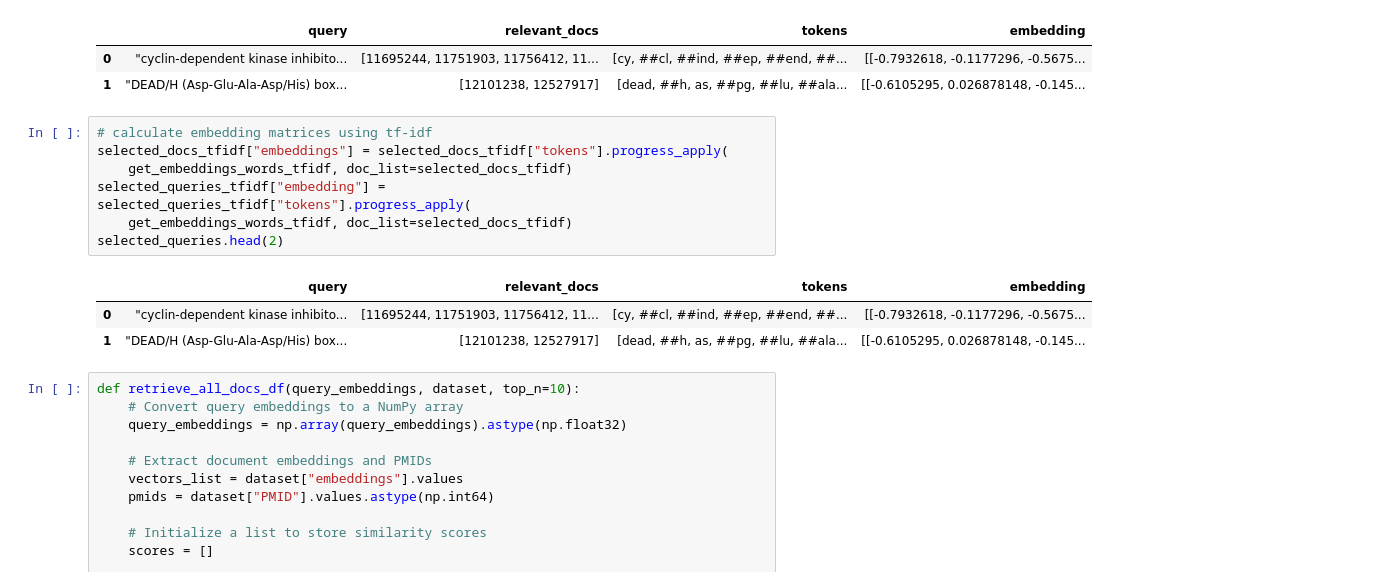
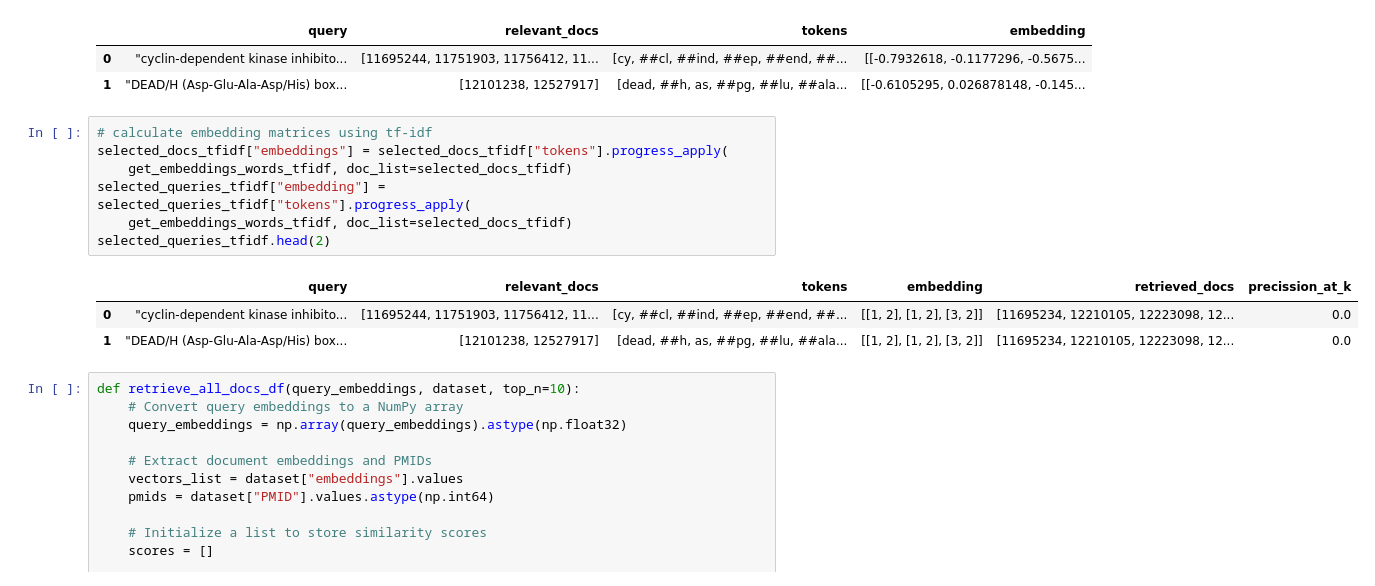
Before and after one commit to Lolya-cloud/fir-project, a Jupyter notebook: scripts/bert-final.ipynb, the cells around one changed output. Drawn from its saved outputs; the diff is of its cells as text.

```diff
--- a/scripts/bert-final.ipynb
+++ b/scripts/bert-final.ipynb
@@ -295,14 +295,14 @@ selected_queries.head(2)
 # %%
 # calculate embedding matrices using tf-idf
 selected_docs_tfidf["embeddings"] = selected_docs_tfidf["tokens"].progress_apply(
     get_embeddings_words_tfidf, doc_list=selected_docs_tfidf)
 selected_queries_tfidf["embedding"] = selected_queries_tfidf["tokens"].progress_apply(
     get_embeddings_words_tfidf, doc_list=selected_docs_tfidf)
-selected_queries.head(2)
+selected_queries_tfidf.head(2)
 # %% [output]
-|  | query | relevant_docs | tokens | embedding |
-| 0 | "cyclin-dependent kinase inhibito... | [11695244, 11751903, 11756412, 11... | [cy, ##cl, ##ind, ##ep, ##end, ##... | [[-0.7932618, -0.1177296, -0.5675... |
-| 1 | "DEAD/H (Asp-Glu-Ala-Asp/His) box... | [12101238, 12527917] | [dead, ##h, as, ##pg, ##lu, ##ala... | [[-0.6105295, 0.026878148, -0.145... |
+|  | query | relevant_docs | tokens | embedding | retrieved_docs | precission_at_k |
+| 0 | "cyclin-dependent kinase inhibito... | [11695244, 11751903, 11756412, 11... | [cy, ##cl, ##ind, ##ep, ##end, ##... | [[1, 2], [1, 2], [3, 2]] | [11695234, 12210105, 12223098, 12... | 0.0 |
+| 1 | "DEAD/H (Asp-Glu-Ala-Asp/His) box... | [12101238, 12527917] | [dead, ##h, as, ##pg, ##lu, ##ala... | [[1, 2], [1, 2], [3, 2]] | [11695234, 12210105, 12223098, 12... | 0.0 |
 # %%
 def retrieve_all_docs_df(query_embeddings, dataset, top_n=10):
     # Convert query embeddings to a NumPy array
```
Also changed, not shown: parts of 1 cell of this notebook.
